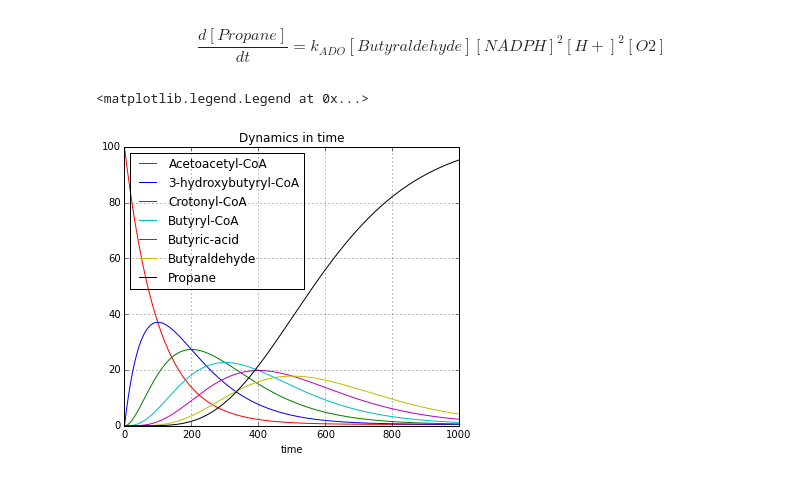
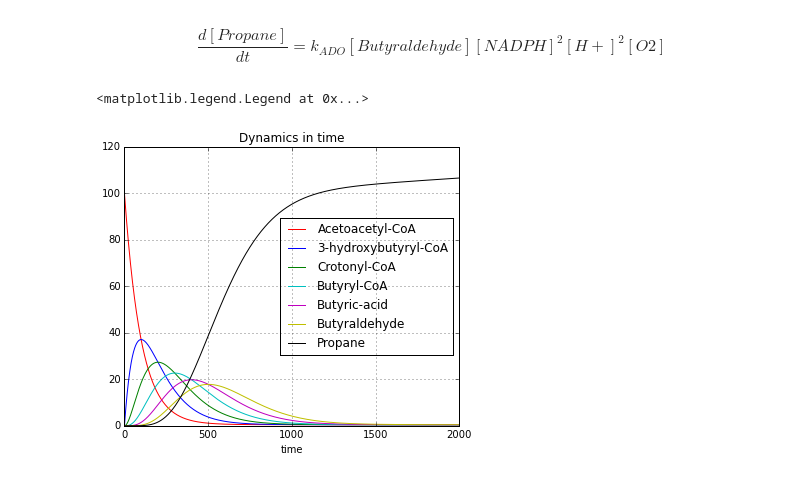
Before and after one commit to Aalto-Helsinki/modeling, a Jupyter notebook: 2015/Reactions - Basic Pathway.ipynb, the cells around one changed output. Cells and saved outputs as stored; diff of their text form; code cells hidden in the pictures.

```diff
--- a/2015/Reactions - Basic Pathway.ipynb
+++ b/2015/Reactions - Basic Pathway.ipynb
@@ -87,6 +89,10 @@ e = []
 f = []
 g = []
 
+# Time Constant
+T = 2000
+# Timestep Constant
+dT = 0.01
 
 #iv1, iv2 = initial values, dt = timestep, time = range
 def sys(iv1, iv2, iv3, iv4, iv5, iv6, iv7, dt, time):
@@ -111,32 +117,32 @@ def sys(iv1, iv2, iv3, iv4, iv5, iv6, iv7, dt, time):
         #z.append(z[i] + (h(x[i],y[i],z[i])) * dt)
     return a, b, c, d, e, f, g
 
-sys(100, 0, 0, 0, 0, 0, 0,  0.01, 1000)
+sys(100, 0, 0, 0, 0, 0, 0,  dT, T)
 
 #plot
 fig = plt.figure(figsize=(15,5))
 fig.subplots_adjust(wspace = 0.5, hspace = 0.3)
 ax1 = fig.add_subplot(1,2,1)
 #ax2 = fig.add_subplot(1,2,2)
 
 ax1.plot(a, 'r-', label='Acetoacetyl-CoA')
 ax1.plot(b, 'b-', label='3-hydroxybutyryl-CoA')
 ax1.plot(c, 'g-', label='Crotonyl-CoA')
 ax1.plot(d, 'c-', label='Butyryl-CoA')
 ax1.plot(e, 'm-', label='Butyric-acid')
 ax1.plot(f, 'y-', label='Butyraldehyde')
 ax1.plot(g, 'k-', label='Propane')
 
 ax1.set_title("Dynamics in time")
 ax1.set_xlabel("time")
 ax1.grid()
 ax1.legend(loc='best')
 
 #ax2.plot(x, y, color="blue")
 #ax2.set_xlabel("x")
 #ax2.set_ylabel("y")
 #ax2.set_title("Phase space")
 #ax2.grid()
 # %% [output]
 <matplotlib.legend.Legend at 0x...>
-[figure, old version]
+[figure, new version]
```
Also changed, not shown: parts of 2 cells of this notebook, 1 other file.
